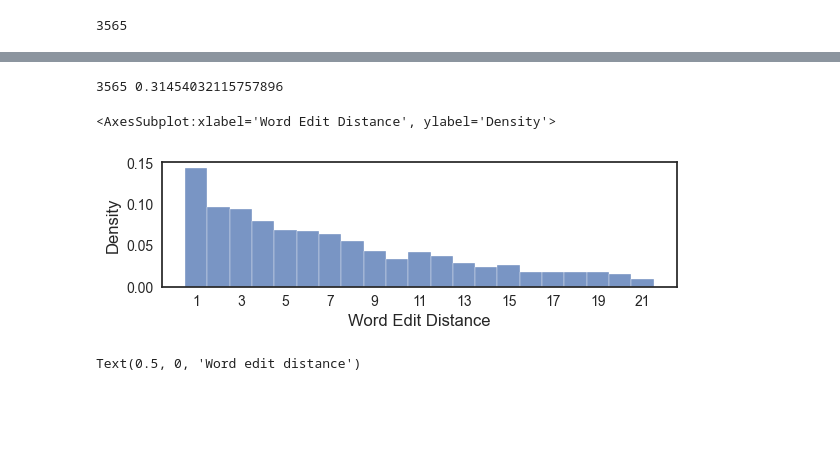
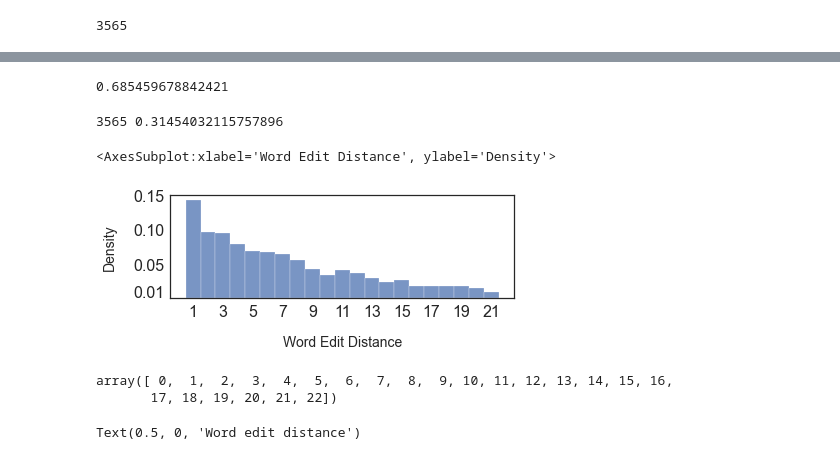
Before and after one commit to danton-nlp/GEF, a Jupyter notebook: iteration_changes.ipynb, the cells around one changed output, grey strips where cells are left out. Drawn from its saved outputs; the diff is of its cells as text; code cells hidden in the pictures; blank space fills up the shorter version.

Commit message:
Updated word_distance plot

```diff
--- a/iteration_changes.ipynb
+++ b/iteration_changes.ipynb
@@ -2,11 +21,7 @@
 import pandas as pd
 import json
 import numpy as np
-from src.generation_utils import SUMMARY_FAILED_GENERATION
-from src.data_utils import load_xsum_dict
 
-
-xsum_test = load_xsum_dict("test")
 
 def read_logs(path):
     with open(
@@ -19,7 +34,7 @@ def read_logs(path):
     edits_by_sum_id = {}
     for iteration in iteration_logs:
         for sum_id, sum_data in iteration["summary"].items():
-            if "edit_stats" in sum_data:
+            if "edit_stats" in sum_data and sum_id in xsum_test:
                 if sum_id not in edits_by_sum_id:
                     edits_by_sum_id[sum_id] = {}
                 edits_by_sum_id[sum_id]["token"] = sum_data["edit_stats"]["edit_distance_token"]
@@ -56,14 +71,9 @@ def read_logs(path):
 
     return pd.DataFrame(data).set_index("iteration"), iteration_logs, edits_by_sum_id
 
-# dataset = "pegasus"
-# dataset = "bart-test-extrinsic-100"
 dataset = "bart-full"
-num_beams = 4
-beam_suffix = "" if num_beams == 4 else f"-beams-{num_beams}"
-
 df_clf, logs_clf, edits_clf = read_logs(
-    f"results/iteration-changes/{dataset}-classifier-knnv1{beam_suffix}.json"
+    f"results/iteration-changes/{dataset}-classifier-knnv1.json"
 )
 
 df_clf
@@ -133,30 +167,53 @@ sns.histplot(
+# %%
+(np.unique(edit_distances, return_counts=True)[1] / len(edit_distances))[0]
+# %% [output]
+0.685459678842421
 # %%
+import matplotlib.pyplot as plt
 import matplotlib as mpl
+import matplotlib.ticker as ticker
+
 sns.set_theme()
 sns.set_context("paper")
 mpl.style.use(["seaborn-white", "seaborn-paper"])
 # sns.set_style("white")
-plt.figure(figsize = (6,2))
+# plt.rcParams["axes.grid"] = True
+plt.rcParams["patch.force_edgecolor"] = True
+plt.figure(figsize = (6,2.5))
 ax = sns.histplot(
     edit_distances,
     bins=np.arange(1, 23) - 0.5,
     #bins=np.array([0, 1, 2, 3, 4, 5, 6, 11, 16, 21, 22]) - 0.5,
     stat="density",
+    # discrete=True,
     # kde=True,
     # kde_kws={'clip': (1.5, 40)}
 )
+# plt.hlines(0.152, -0.5, 0.5, color='lightgray', linewidth=33.5)
+#rect = ax.patches.Rectangle((10, 10), , linewidth=1, edgecolor='r', facecolor='none')
+#ax.add_patch(rect)
 ax.set_xticks(range(1, 22, 2))
-ax.set_xlabel("Word Edit Distance", fontsize=12)
-ax.set_ylabel("Density", fontsize=12)
-plt.tick_params(axis='both', which='major', labelsize=10)
+ax.set_xlabel("Word Edit Distance", fontsize=14, labelpad=16)
+ax.set_ylabel("Density", fontsize=14, labelpad=16)
+#ax.set_yscale('log')
+ax.yaxis.set_ticks([0.01, 0.05, 0.1, 0.15])
+# ax.set_ylim(0, 0.2)
+# ax.yaxis.set_major_formatter(ticker.FuncFormatter(lambda y, _: '{:g}'.format(y)))
+
+plt.tick_params(axis='both', which='major', labelsize=16)
 plt.tight_layout()
 plt.savefig("plots/word_distance.pdf")
 print(len(edit_distances), len(edit_distances) / len(xsum_test))
 ax
 # %% [output]
 3565 0.31454032115757896
 <AxesSubplot:xlabel='Word Edit Distance', ylabel='Density'>
-[figure, old version]
+[figure, new version]
+# %%
+np.arange(0, 23)
+# %% [output]
+array([ 0,  1,  2,  3,  4,  5,  6,  7,  8,  9, 10, 11, 12, 13, 14, 15, 16,
+       17, 18, 19, 20, 21, 22])
 # %%
 import matplotlib as mpl
 mpl.style.use(["seaborn-white", "seaborn-paper"])
```
Also changed, not shown: parts of 6 cells of this notebook, 1 other file.
